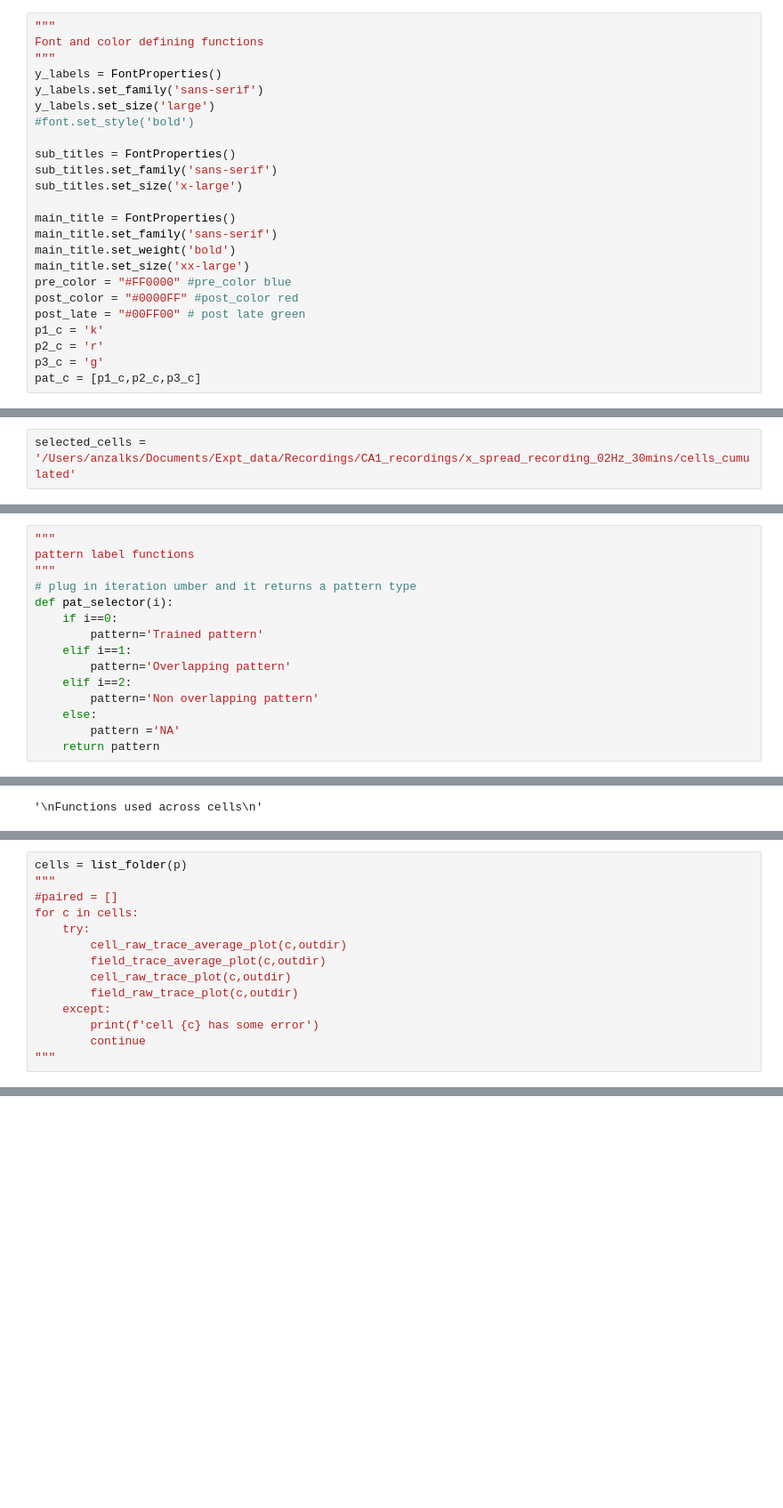
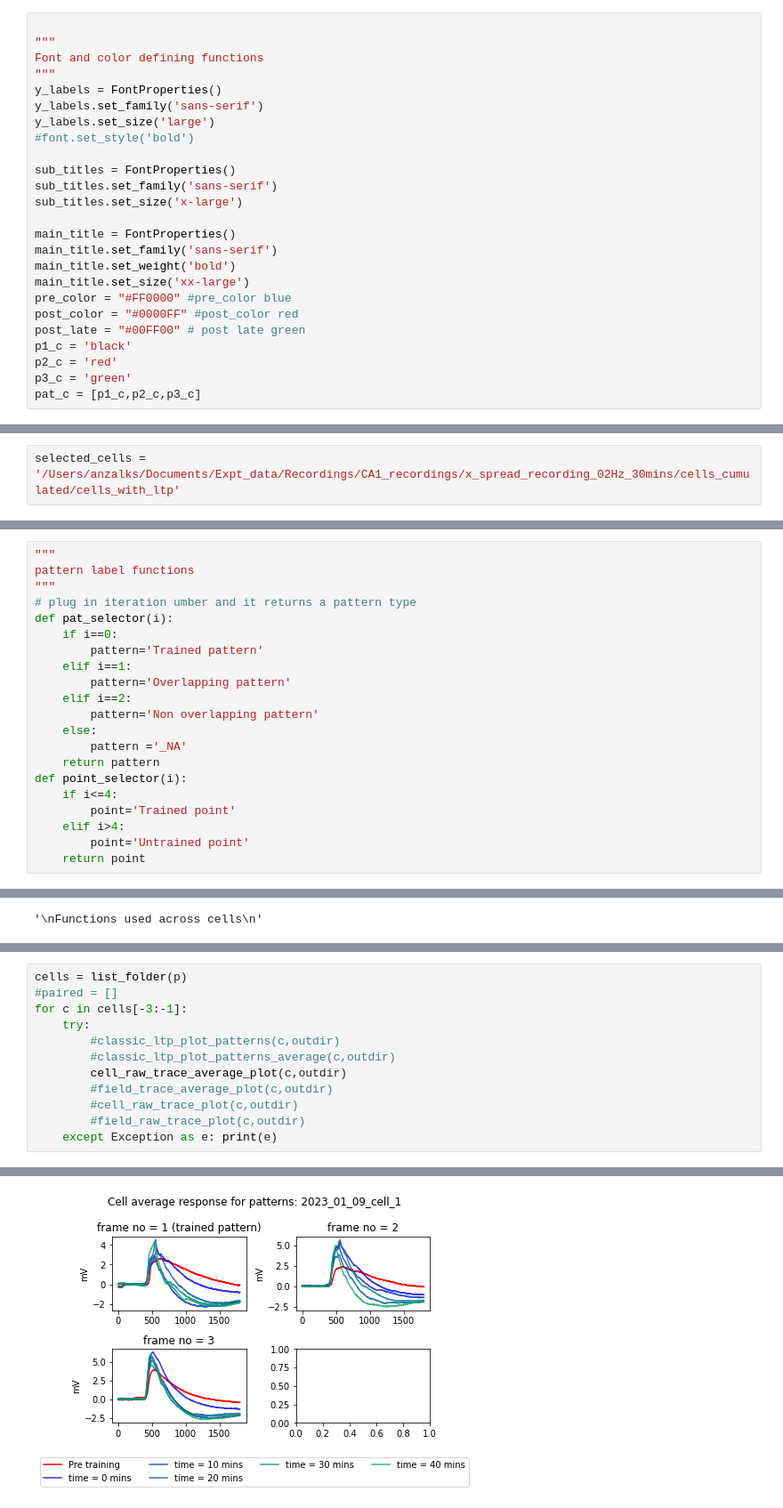
Before and after one commit to anzalks/ep_snippets, a Jupyter notebook: LTP_Cell_to_cell_analytsis_all_patterns.ipynb, the cells around one changed output, grey strips where cells are left out. Shown at 89% size. Cells and saved outputs as stored; diff of their text form; blank space fills up the shorter version.

```diff
--- a/LTP_Cell_to_cell_analytsis_all_patterns.ipynb
+++ b/LTP_Cell_to_cell_analytsis_all_patterns.ipynb
@@ -22,4 +26,5 @@ import math
 # %%
+
 """
 Font and color defining functions
 """
@@ -39,9 +44,9 @@ main_title.set_size('xx-large')
 pre_color = "#FF0000" #pre_color blue
 post_color = "#0000FF" #post_color red
 post_late = "#00FF00" # post late green
-p1_c = 'k'
-p2_c = 'r'
-p3_c = 'g'
+p1_c = 'black'
+p2_c = 'red'
+p3_c = 'green'
 pat_c = [p1_c,p2_c,p3_c]
 # %%
 def colorFader(c1,c2,mix=0): #fade (linear interpolate) from color c1 (at mix=0) to c2 (mix=1)
@@ -49,7 +54,7 @@ def colorFader(c1,c2,mix=0): #fade (linear interpolate) from color c1 (at mix=0)
     c2=np.array(mpl.colors.to_rgb(c2))
     return mpl.colors.to_hex((1-mix)*c1 + mix*c2)
 # %%
-selected_cells = '/Users/anzalks/Documents/Expt_data/Recordings/CA1_recordings/x_spread_recording_02Hz_30mins/cells_cumulated'
+selected_cells = '/Users/anzalks/Documents/Expt_data/Recordings/CA1_recordings/x_spread_recording_02Hz_30mins/cells_cumulated/cells_with_ltp'
 # %%
 p = Path(selected_cells)
 # %%
@@ -276,5 +281,11 @@ def pat_selector(i):
     elif i==2:
         pattern='Non overlapping pattern'
     else:
-        pattern ='NA'
+        pattern ='_NA'
     return pattern
+def point_selector(i):
+    if i<=4:
+        point='Trained point'
+    elif i>4:
+        point='Untrained point'
+    return point
@@ -1181,15 +1605,13 @@ def classic_ltp_plot_patterns_average(cell_path,outdir):
 # %%
 cells = list_folder(p)
-"""
 #paired = []
-for c in cells:
+for c in cells[-3:-1]:
     try:
+        #classic_ltp_plot_patterns(c,outdir)
+        #classic_ltp_plot_patterns_average(c,outdir)
         cell_raw_trace_average_plot(c,outdir)
-        field_trace_average_plot(c,outdir)
-        cell_raw_trace_plot(c,outdir)
-        field_raw_trace_plot(c,outdir)
-    except:
-        print(f'cell {c} has some error')
-        continue
-"""
+        #field_trace_average_plot(c,outdir)
+        #cell_raw_trace_plot(c,outdir)
+        #field_raw_trace_plot(c,outdir)
+    except Exception as e: print(e)
 # %% [output]
@@ -1196,0 +1619 @@ for c in cells:
+[figure, added]
```
Also changed, not shown: parts of 51 cells of this notebook, 3 other files.
